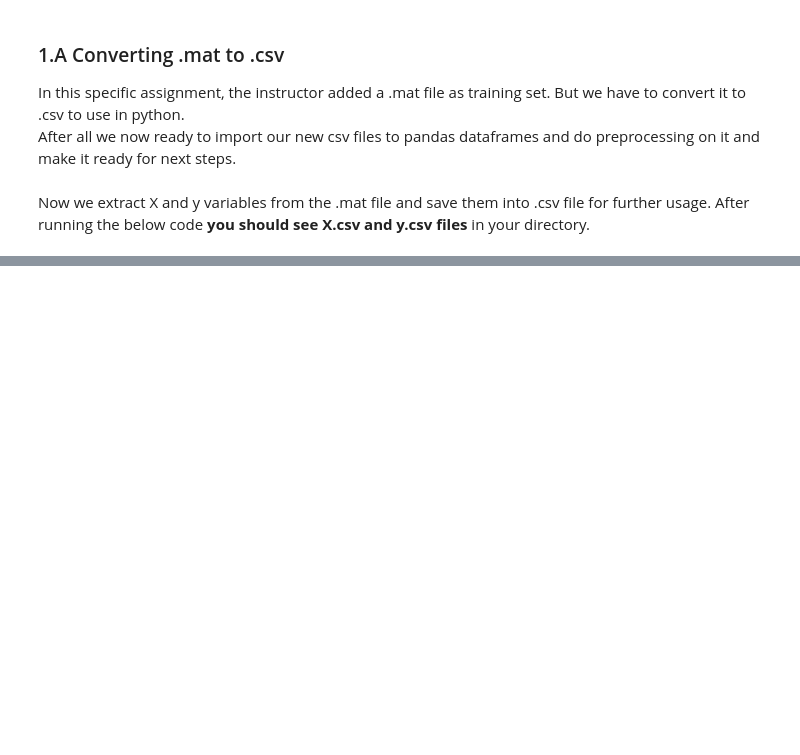
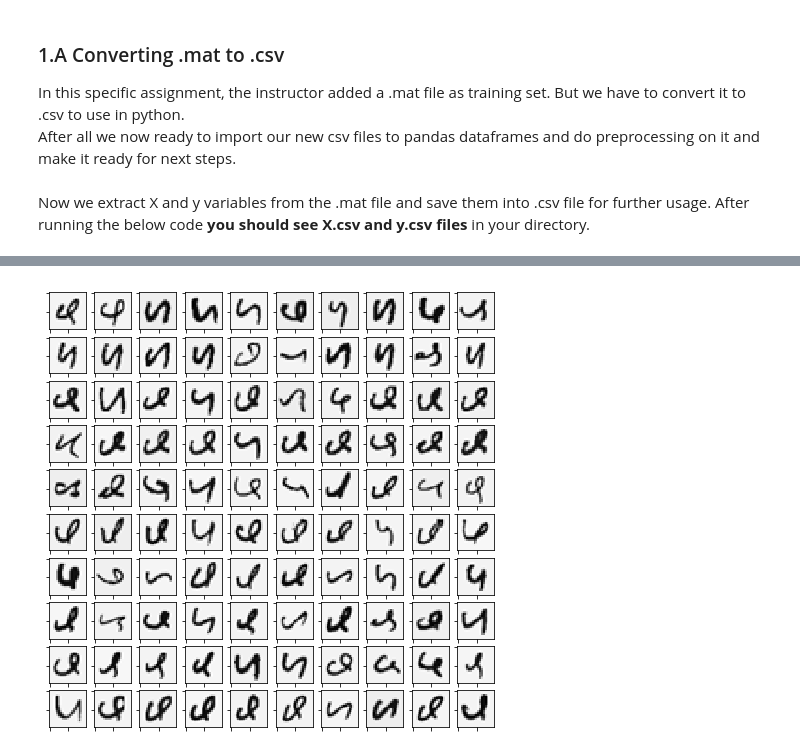
Before and after one commit to Nikronic/Coursera-Machine-Learning, a Jupyter notebook: Week 4 - Multi-Class Classification and Neural Networks/Multi-Class Classification.ipynb, the cells around one changed output, grey strips where cells are left out. Drawn from its saved outputs; the diff is of its cells as text; code cells hidden in the pictures; blank space fills up the shorter version.

Commit message:
Visualization (doc and code)

```diff
--- a/Week 4 - Multi-Class Classification and Neural Networks/Multi-Class Classification.ipynb
+++ b/Week 4 - Multi-Class Classification and Neural Networks/Multi-Class Classification.ipynb
@@ -53,8 +56,8 @@ First we import .csv files into pandas dataframes then save them into numpy arra
 import pandas as pd
 
 # saving .csv files to pandas dataframes
-x_df = pd.read_csv('X.csv')
-y_df = pd.read_csv('y.csv')
+x_df = pd.read_csv('X.csv',names= np.arange(0,400))
+y_df = pd.read_csv('y.csv',names= np.arange(0,400))
 # %%
 # saving x_df and y_df into numpy arrays
 x = x_df.iloc[:,:].values
@@ -65,0 +73,26 @@ print('#{} Number of training samples, #{} features per sample'.format(m,n))
+# %%
+import numpy as np
+import matplotlib.pyplot as plt
+
+sn = 1000
+amount = 100
+lines = 10
+columns = 10
+image = np.zeros((amount, 20, 20))
+number = np.zeros(amount)
+
+for i in range(amount):
+    image[i] = x[sn + i].reshape(20, 20)
+    label = y[sn + i]
+fig = plt.figure(figsize=(8,8))
+
+for i in range(amount):
+    ax = fig.add_subplot(lines, columns, 1 + i)
+
+    # Turn off tick labels
+    ax.set_yticklabels([])
+    ax.set_xticklabels([])
+    plt.imshow(image[i], cmap='binary')
+plt.show()
+# %% [output]
+[figure, added]
```
Also changed, not shown: parts of 5 cells of this notebook, 2 other files.
